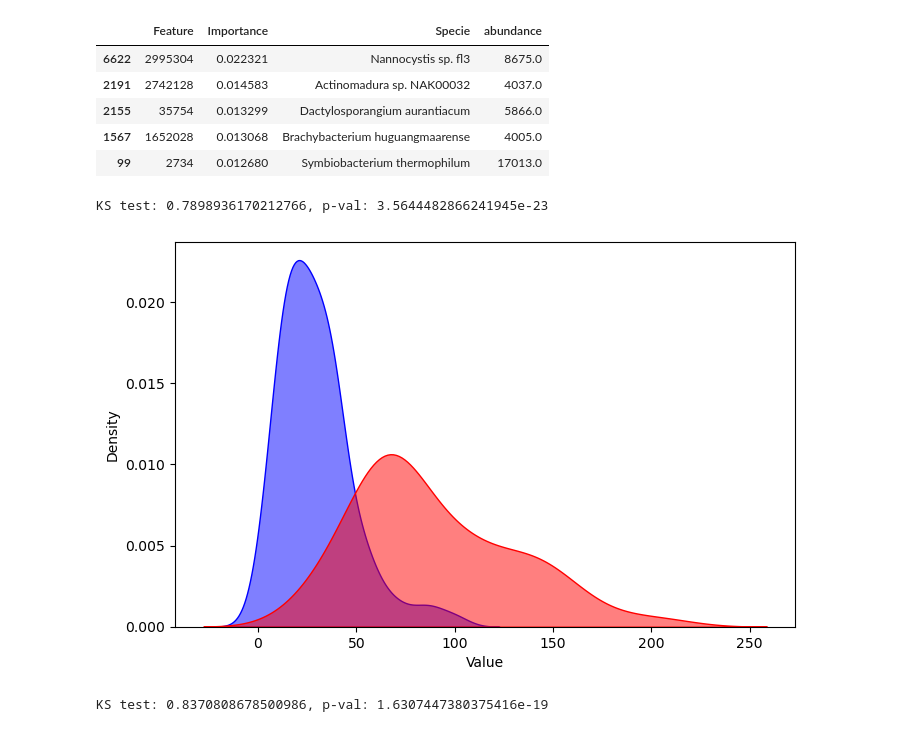
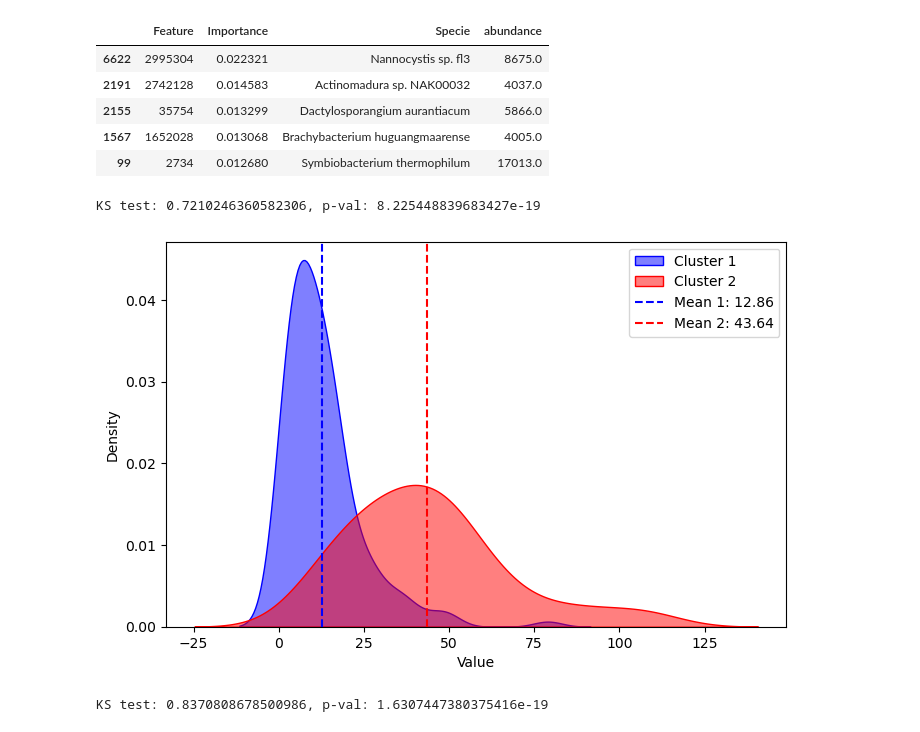
Before and after one commit to RafaPe/MX-Rural-Urban-Microbiome, a Jupyter notebook: notebooks/clutering_experiments2.ipynb, the cells around one changed output. Saved outputs shown, nothing was run; the diff lists cells and outputs as text; code cells hidden in the pictures.

```diff
--- a/notebooks/clutering_experiments2.ipynb
+++ b/notebooks/clutering_experiments2.ipynb
@@ -351,19 +367,32 @@ def plot_distribution_by_cluster(otu, data, clusters):
     data['label'] = clusters
     c1 = list(data[data['label'] == 0][otu])
     c2 = list(data[data['label'] == 1][otu])
+
+    # Calculate means
+    mean_c1 = np.mean(c1)
+    mean_c2 = np.mean(c2)
+
     k, p_val = ks_2samp(c1, c2)
     print(f'KS test: {k}, p-val: {p_val}')
+
     plt.figure(figsize=(8, 5))
-    sns.kdeplot(c1, fill=True, alpha=0.5, label="Distribution 1", color="blue")
-    sns.kdeplot(c2, fill=True, alpha=0.5, label="Distribution 2", color="red")
+    sns.kdeplot(c1, fill=True, alpha=0.5, label="Cluster 1", color="blue")
+    sns.kdeplot(c2, fill=True, alpha=0.5, label="Cluster 2", color="red")
+
+    # Add vertical lines for means
+    plt.axvline(x=mean_c1, color='blue', linestyle='--',
+                label=f"Mean 1: {mean_c1:.2f}")
+    plt.axvline(x=mean_c2, color='red', linestyle='--',
+                label=f"Mean 2: {mean_c2:.2f}")
 
     plt.xlabel("Value")
     plt.ylabel("Density")
+    plt.legend()  # Make sure to include the legend to show all labels
 # %%
-plot_distribution_by_cluster(2995304, data, clusters)
+plot_distribution_by_cluster(1652028, data, clusters)
 # %% [output]
-KS test: 0.7898936170212766, p-val: 3.5644482866241945e-23
+KS test: 0.7210246360582306, p-val: 8.225448839683427e-19
-[figure, old version]
+[figure, new version]
 # %%
 plot_distribution_by_cluster(927083, data, clusters)
 # %% [output]
```
Also changed, not shown: parts of 8 cells of this notebook, 1 other file.
